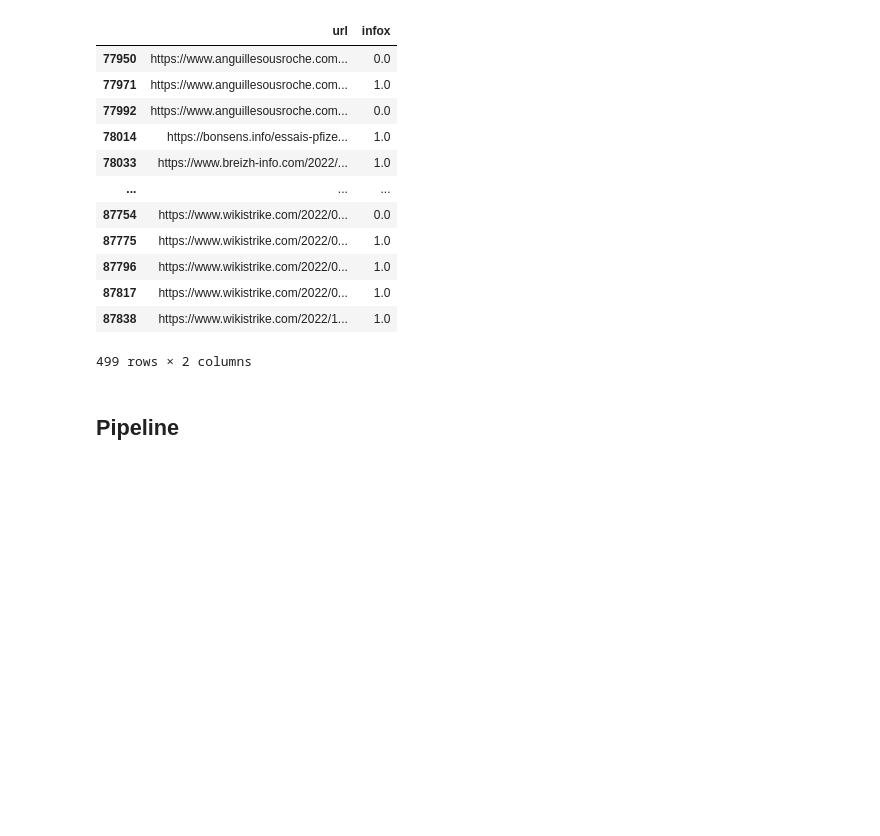
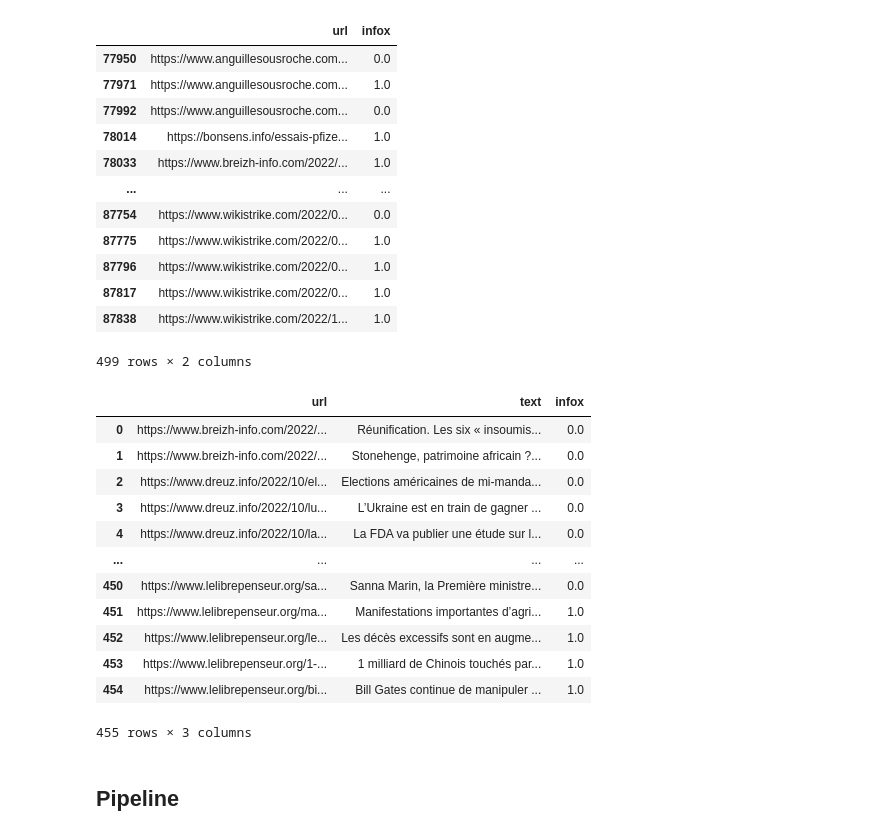
Before and after one commit to fmaine/notebooks, a Jupyter notebook: Experiences/221028-InfoxPred.ipynb, the cells around one changed output. Saved outputs shown, nothing was run; the diff lists cells and outputs as text; code cells hidden in the pictures; blank space fills up the shorter version.

```diff
--- a/Experiences/221028-InfoxPred.ipynb
+++ b/Experiences/221028-InfoxPred.ipynb
@@ -100,6 +120,22 @@ df_corpus['text'] = df_corpus['title']+'\n'+df_corpus['article']
 df_corpus=df_corpus[['url','text']]
 # %%
 df_texts = pd.merge(df_corpus,df_labels)
+# %%
+df_texts
+# %% [output]
+|  | url | text | infox |
+| 0 | https://www.breizh-info.com/2022/... | Réunification. Les six « insoumis... | 0.0 |
+| 1 | https://www.breizh-info.com/2022/... | Stonehenge, patrimoine africain ?... | 0.0 |
+| 2 | https://www.dreuz.info/2022/10/el... | Elections américaines de mi-manda... | 0.0 |
+| 3 | https://www.dreuz.info/2022/10/lu... | L’Ukraine est en train de gagner ... | 0.0 |
+| 4 | https://www.dreuz.info/2022/10/la... | La FDA va publier une étude sur l... | 0.0 |
+| ... | ... | ... | ... |
+| 450 | https://www.lelibrepenseur.org/sa... | Sanna Marin, la Première ministre... | 0.0 |
+| 451 | https://www.lelibrepenseur.org/ma... | Manifestations importantes d’agri... | 1.0 |
+| 452 | https://www.lelibrepenseur.org/le... | Les décès excessifs sont en augme... | 1.0 |
+| 453 | https://www.lelibrepenseur.org/1-... | 1 milliard de Chinois touchés par... | 1.0 |
+| 454 | https://www.lelibrepenseur.org/bi... | Bill Gates continue de manipuler ... | 1.0 |
+455 rows × 3 columns
 # %% [markdown]
 ## Pipeline
 # %% [markdown]
```
Also changed, not shown: parts of 19 cells of this notebook, 6 other files.
